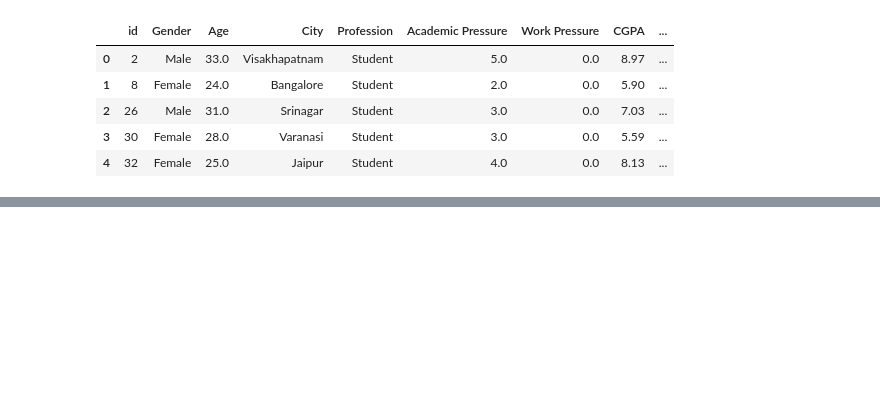
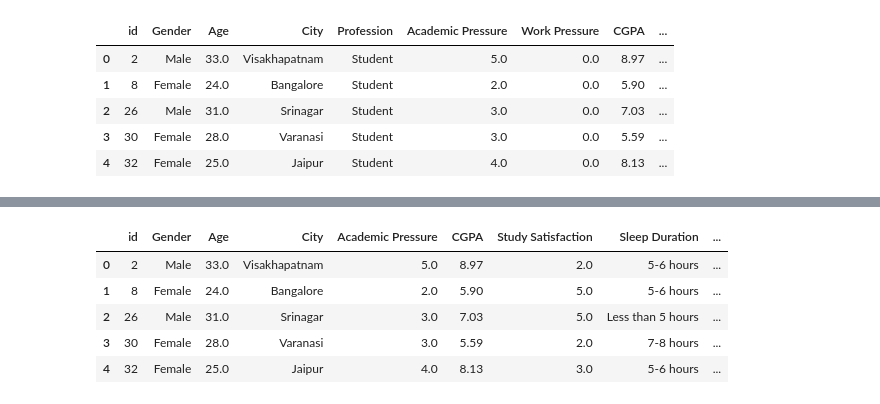
Before and after one commit to rizkyfauziilmi/Student-Depression-BI, a Jupyter notebook: jupyter/data_cleansing.ipynb, the cells around one changed output, grey strips where cells are left out. Cells and saved outputs as stored; diff of their text form; code cells hidden in the pictures; blank space fills up the shorter version.

```diff
--- a/jupyter/data_cleansing.ipynb
+++ b/jupyter/data_cleansing.ipynb
@@ -22,0 +61,8 @@ df.head()
+# %%
+# ubah Kolom Financial Stress ke float64 dan isi value ? dengan None
+df['Financial Stress'] = pd.to_numeric(df['Financial Stress'], errors='coerce')
+
+# kemudian isi missing value dengan mean
+df['Financial Stress'] = df['Financial Stress'].fillna(df['Financial Stress'].mean())
+
+df['Financial Stress'].isnull().sum()
@@ -22,0 +118,4 @@ df.head()
+# %%
+# ubah kolom Depression menjadi Yes dan No
+df['Depression'] = df['Depression'].replace({1: 'Yes', 0: 'No'})
+df['Depression'].value_counts()
@@ -22,0 +158,6 @@ df.head()
+# %%
+# Ganti data tidak valid menjadi Others
+invalid_city = ['Less than 5 Kalyan', '3.0', 'Less Delhi', 'City', 'M.Tech', 'M.Com', 'ME']
+df['City'] = df['City'].apply(lambda x: 'Others' if x in invalid_city else x)
+
+df['City'].value_counts()
@@ -22,0 +206,4 @@ df.head()
+# %%
+# Ubah value 'Class 12' menjadi 'High School'
+df['Degree'] = df['Degree'].replace('Class 12', 'High School')
+df['Degree'].value_counts()
@@ -22,0 +256,18 @@ df.head()
+# %%
+# Hapus data yang bukan seorang pelajar
+df = df[df['Profession'] == 'Student']
+
+# Hapus kolom yang tidak diperlukan
+df = df.drop(columns=['Profession', 'Job Satisfaction', 'Work Pressure'])
+
+# ubah nama kolom
+df = df.rename(columns={'Work/Study Hours': 'Study Hours'})
+
+df.head()
+# %% [output]
+|  | id | Gender | Age | City | Academic Pressure | CGPA | Study Satisfaction | Sleep Duration | ... |
+| 0 | 2 | Male | 33.0 | Visakhapatnam | 5.0 | 8.97 | 2.0 | 5-6 hours | ... |
+| 1 | 8 | Female | 24.0 | Bangalore | 2.0 | 5.90 | 5.0 | 5-6 hours | ... |
+| 2 | 26 | Male | 31.0 | Srinagar | 3.0 | 7.03 | 5.0 | Less than 5 hours | ... |
+| 3 | 30 | Female | 28.0 | Varanasi | 3.0 | 5.59 | 2.0 | 7-8 hours | ... |
+| 4 | 32 | Female | 25.0 | Jaipur | 4.0 | 8.13 | 3.0 | 5-6 hours | ... |
```
Also changed, not shown: parts of 41 cells of this notebook, 1 other file.
